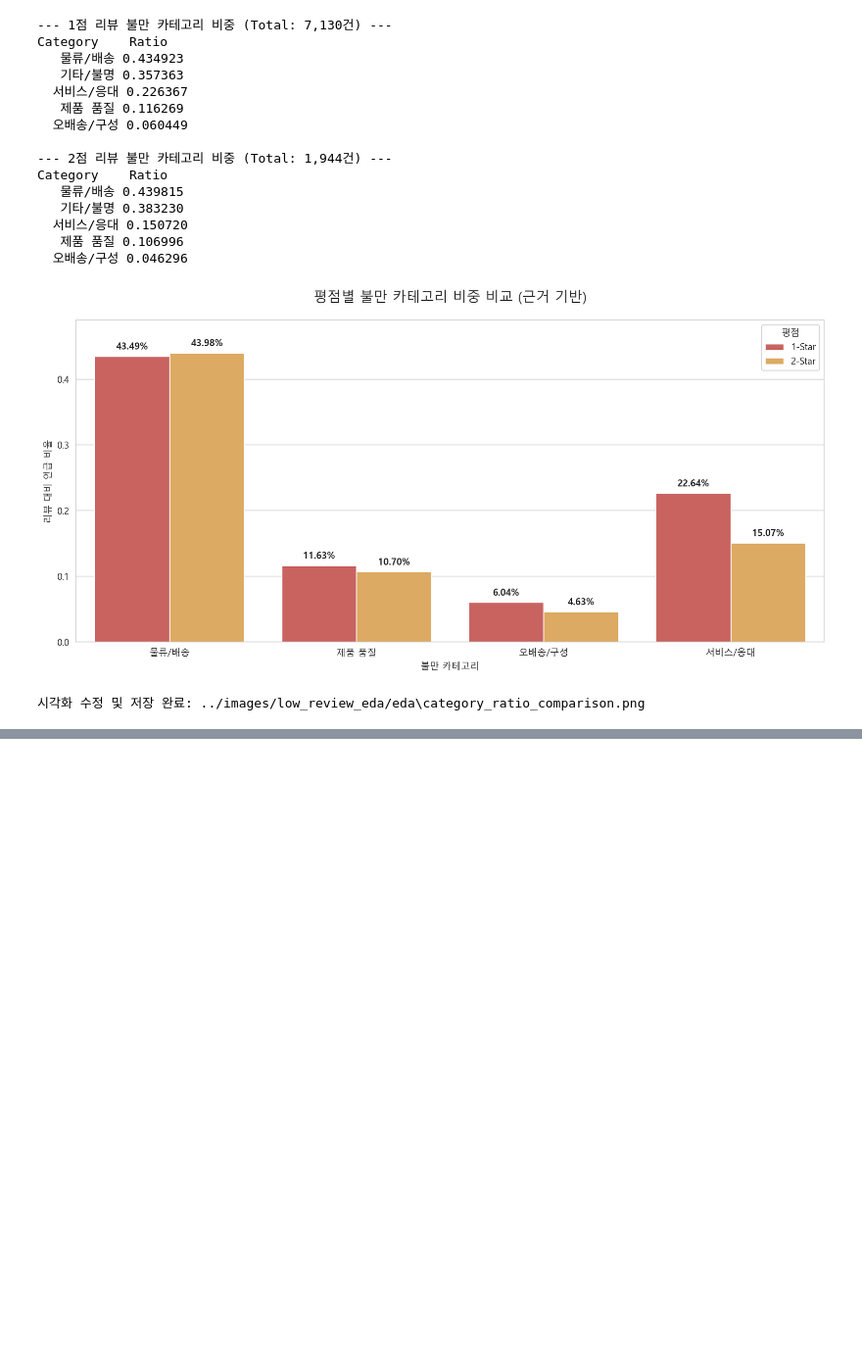
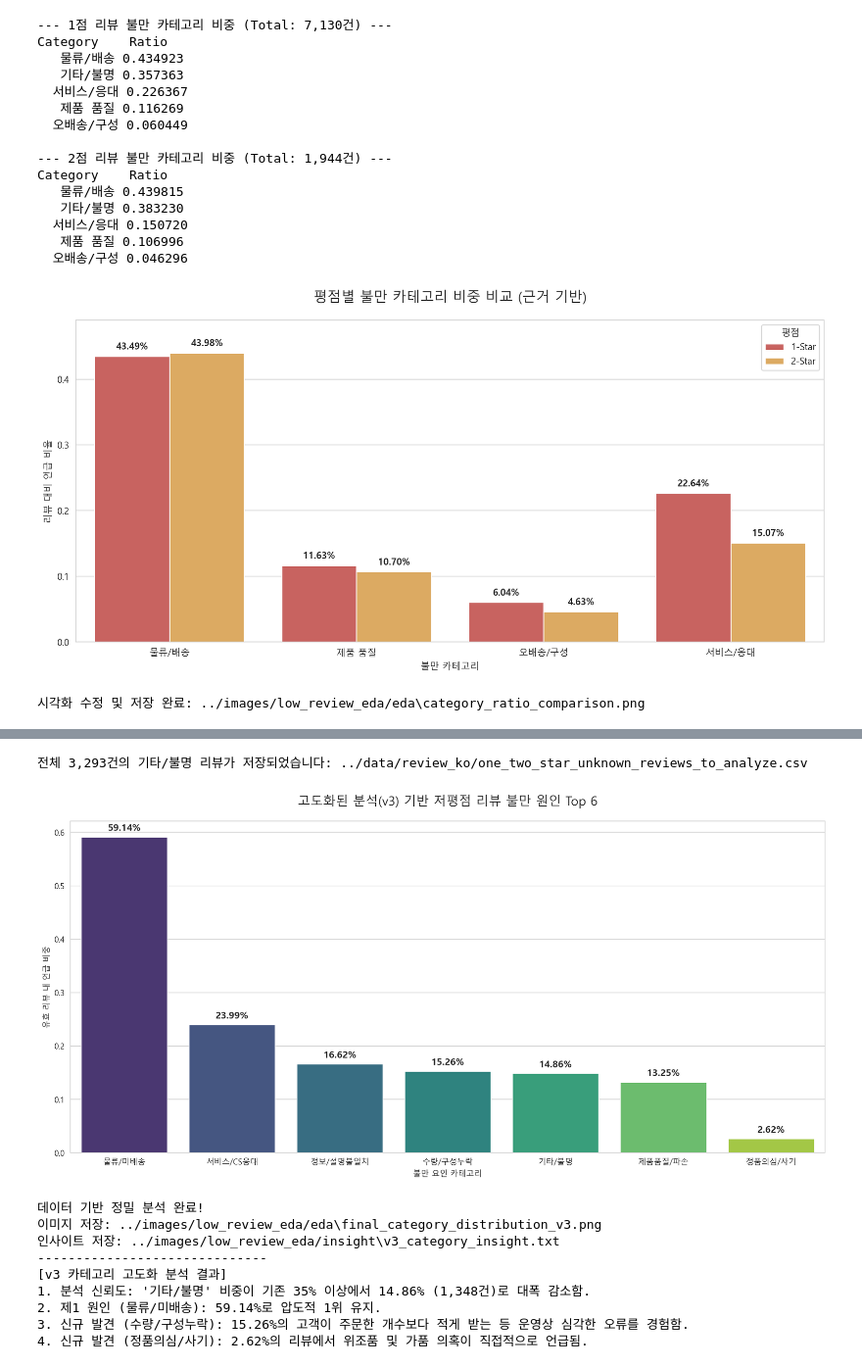
Before and after one commit to jaewoo2/Olist_project, a Jupyter notebook: notebooks/one_two_star_reivews.ipynb, the cells around one changed output, grey strips where cells are left out. Shown at 98% size. Cells and saved outputs as stored; diff of their text form; code cells hidden in the pictures; blank space fills up the shorter version.

```diff
--- a/notebooks/one_two_star_reivews.ipynb
+++ b/notebooks/one_two_star_reivews.ipynb
@@ -414,0 +441,11 @@ print(f"시각화 수정 및 저장 완료: {cat_viz_path}")
+# %%
+# 1. '기타/불명' 데이터 전량 저장
+unknown_reviews = df_reviews[df_reviews['category'].apply(lambda x: '기타/불명' in x)]
+unknown_save_path = '../data/review_ko/one_two_star_unknown_reviews_to_analyze.csv'
+
+# 분석을 위해 필요한 컬럼(메시지, 평점 등) 위주로 저장
+unknown_reviews[['order_id', 'star', 'message_ko']].to_csv(unknown_save_path, index=False, encoding='utf-8-sig')
+
+print(f"전체 {len(unknown_reviews):,}건의 기타/불명 리뷰가 저장되었습니다: {unknown_save_path}")
+# %% [output]
+전체 3,293건의 기타/불명 리뷰가 저장되었습니다: ../data/review_ko/one_two_star_unknown_reviews_to_analyze.csv
@@ -414,0 +492,64 @@ print(f"시각화 수정 및 저장 완료: {cat_viz_path}")
+# %%
+# [9단계-결정판] 고도화된 사전 기반 재분류 및 통계 리포트 생성
+
+# 1. 재분류 실행 (전체 통합 데이터 대상)
+df_reviews['category_final'] = df_reviews['message_ko'].apply(categorize_v3)
+
+# 2. 카테고리 비중 계산 (중복 선택 포함)
+all_cats = []
+for cats in df_reviews['category_final']:
+    all_cats.extend(cats)
+
+total_reviews = len(df_reviews)
+final_stats = pd.DataFrame([
+    {'Category': cat, 'Count': count, 'Ratio': (count / total_reviews)}
+    for cat, count in Counter(all_cats).items()
+]).sort_values(by='Ratio', ascending=False)
+
+# 3. 결과 시각화
+plt.figure(figsize=(14, 7))
+ax = sns.barplot(data=final_stats, x='Category', y='Ratio', palette='viridis')
+plt.title('고도화된 분석(v3) 기반 저평점 리뷰 불만 원인 Top 6', fontsize=16, pad=20)
+plt.ylabel('유효 리뷰 내 언급 비중')
+plt.xlabel('불만 요인 카테고리')
+
+# 수치 기입
+for p in ax.patches:
+    ax.annotate(f'{p.get_height():.2%}', (p.get_x() + p.get_width() / 2., p.get_height()),
+                ha='center', va='bottom', fontsize=12, fontweight='bold', xytext=(0, 5), textcoords='offset points')
+
+plt.tight_layout()
+final_viz_path = os.path.join(eda_dir, 'final_category_distribution_v3.png')
+plt.savefig(final_viz_path)
+plt.show()
+
+# 4. 분석 리포트 자동 생성 및 저장
+unknown_count = final_stats[final_stats['Category'] == '기타/불명']['Count'].values[0] if '기타/불명' in final_stats['Category'].values else 0
+unknown_ratio = final_stats[final_stats['Category'] == '기타/불명']['Ratio'].values[0] if '기타/불명' in final_stats['Category'].values else 0
+
+v3_insight = f"""[v3 카테고리 고도화 분석 결과]
+1. 분석 신뢰도: '기타/불명' 비중이 기존 35% 이상에서 {unknown_ratio:.2%} ({unknown_count:,}건)로 대폭 감소함.
+2. 제1 원인 (물류/미배송): {final_stats.iloc[0]['Ratio']:.2%}로 압도적 1위 유지.
+3. 신규 발견 (수량/구성누락): {final_stats[final_stats['Category']=='수량/구성누락']['Ratio'].values[0]:.2%}의 고객이 주문한 개수보다 적게 받는 등 운영상 심각한 오류를 경험함.
+4. 신규 발견 (정품의심/사기): {final_stats[final_stats['Category']=='정품의심/사기']['Ratio'].values[0]:.2%}의 리뷰에서 위조품 및 가품 의혹이 직접적으로 언급됨.
+"""
+
+with open(os.path.join(insight_dir, 'v3_category_insight.txt'), 'w', encoding='utf-8') as f:
+    f.write(v3_insight)
+
+print(f"데이터 기반 정밀 분석 완료!")
+print(f"이미지 저장: {final_viz_path}")
+print(f"인사이트 저장: {os.path.join(insight_dir, 'v3_category_insight.txt')}")
+print("-" * 30)
+print(v3_insight)
+# %% [output]
+[figure, added]
+데이터 기반 정밀 분석 완료!
+이미지 저장: ../images/low_review_eda/eda\final_category_distribution_v3.png
+인사이트 저장: ../images/low_review_eda/insight\v3_category_insight.txt
+------------------------------
+[v3 카테고리 고도화 분석 결과]
+1. 분석 신뢰도: '기타/불명' 비중이 기존 35% 이상에서 14.86% (1,348건)로 대폭 감소함.
+2. 제1 원인 (물류/미배송): 59.14%로 압도적 1위 유지.
+3. 신규 발견 (수량/구성누락): 15.26%의 고객이 주문한 개수보다 적게 받는 등 운영상 심각한 오류를 경험함.
+4. 신규 발견 (정품의심/사기): 2.62%의 리뷰에서 위조품 및 가품 의혹이 직접적으로 언급됨.
```
Also changed, not shown: parts of 14 cells of this notebook, 3 other files.
